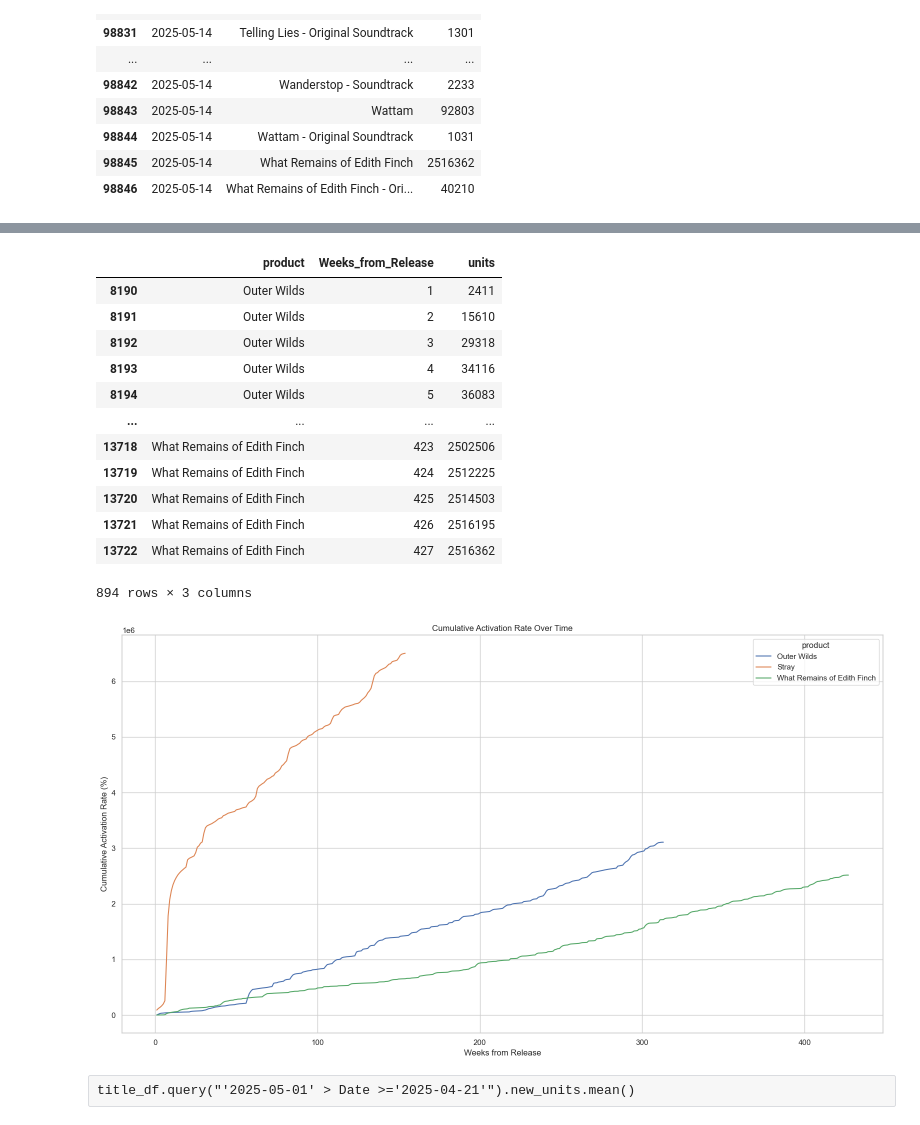
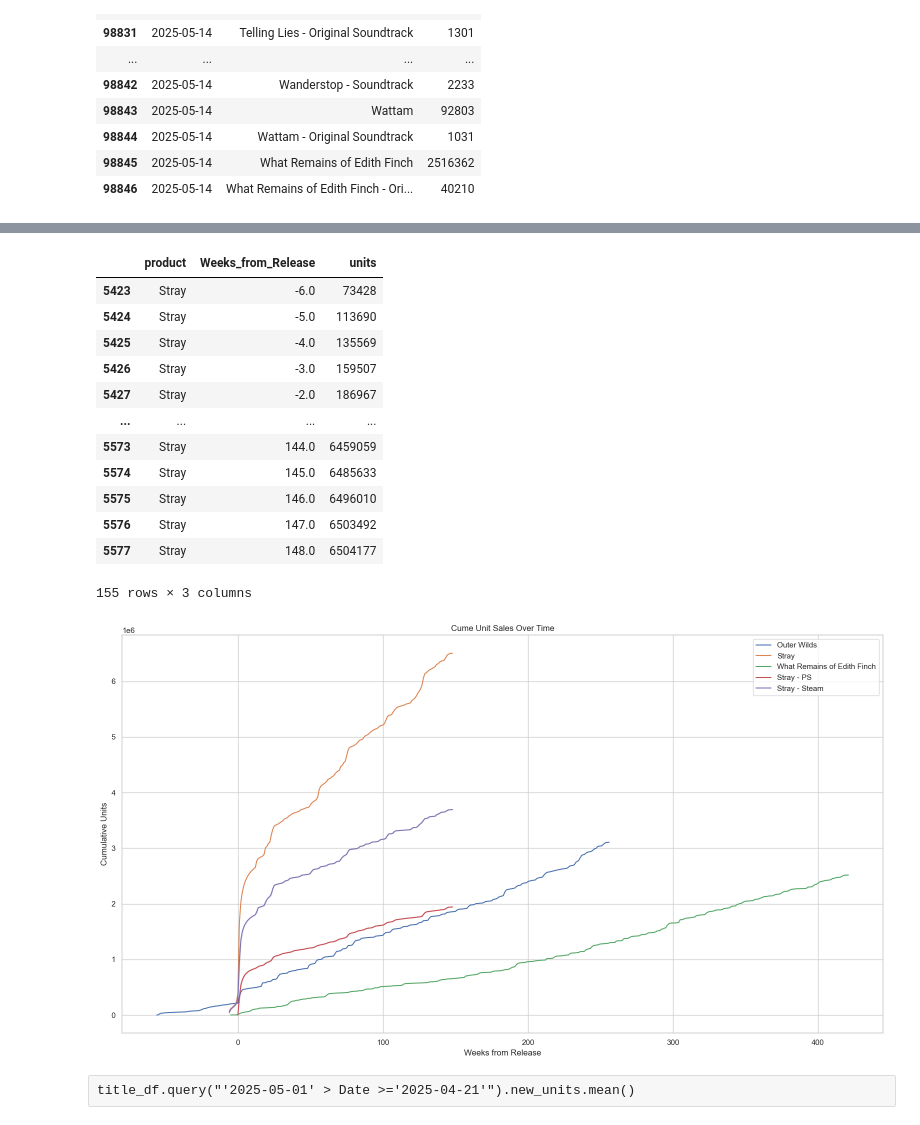
Before and after one commit to dougsack/IndieBI-Sales-EDA, a Jupyter notebook: Comparison to Past Titles.ipynb, the cells around one changed output, grey strips where cells are left out. Cells and saved outputs as stored; diff of their text form; code cells hidden in the pictures.

```diff
--- a/Comparison to Past Titles.ipynb
+++ b/Comparison to Past Titles.ipynb
@@ -109,41 +116,54 @@ title_df = df.query("product==@title")
+# %%
+stray_custom['release_date'] = '7/19/2022'
+stray_custom['release_date'] = pd.to_datetime(stray_custom['release_date'])
+# %%
+stray_custom["DAR"] = (stray_custom["Date"] - stray_custom["release_date"]).dt.days
+stray_custom["Weeks_from_Release"] = (stray_custom["DAR"] // 7) + 1  # Week 1 starts at 0-7 days
+# %%
+stray_custom = stray_custom[['Weeks_from_Release', 'PlayStation', 'Steam']]
+# %%
+stray_custom['PlayStation'] = stray_custom['PlayStation'].cumsum()
+stray_custom['Steam'] = stray_custom['Steam'].cumsum()
 # %%
-title_df
+title_df.query("product=='Stray'")
 # %% [output]
 |  | product | Weeks_from_Release | units |
-| 8190 | Outer Wilds | 1 | 2411 |
-| 8191 | Outer Wilds | 2 | 15610 |
-| 8192 | Outer Wilds | 3 | 29318 |
-| 8193 | Outer Wilds | 4 | 34116 |
-| 8194 | Outer Wilds | 5 | 36083 |
+| 5423 | Stray | -6.0 | 73428 |
+| 5424 | Stray | -5.0 | 113690 |
+| 5425 | Stray | -4.0 | 135569 |
+| 5426 | Stray | -3.0 | 159507 |
+| 5427 | Stray | -2.0 | 186967 |
 | ... | ... | ... | ... |
-| 13718 | What Remains of Edith Finch | 423 | 2502506 |
-| 13719 | What Remains of Edith Finch | 424 | 2512225 |
-| 13720 | What Remains of Edith Finch | 425 | 2514503 |
-| 13721 | What Remains of Edith Finch | 426 | 2516195 |
-| 13722 | What Remains of Edith Finch | 427 | 2516362 |
+| 5573 | Stray | 144.0 | 6459059 |
+| 5574 | Stray | 145.0 | 6485633 |
+| 5575 | Stray | 146.0 | 6496010 |
+| 5576 | Stray | 147.0 | 6503492 |
+| 5577 | Stray | 148.0 | 6504177 |
-894 rows × 3 columns
+155 rows × 3 columns
 # %%
 import seaborn as sns
 import matplotlib.pyplot as plt
 
 # Set Seaborn style for aesthetics
 sns.set_theme(style="whitegrid")
 
 # Plot the data
 plt.figure(figsize=(16, 9))
 sns.lineplot(data=title_df, x="Weeks_from_Release", y="units", hue='product')
+sns.lineplot(data=stray_custom, x="Weeks_from_Release", y="PlayStation", label='Stray - PS')
+sns.lineplot(data=stray_custom, x="Weeks_from_Release", y="Steam", label='Stray - Steam')
 
 
 # Adding titles and labels
-plt.title("Cumulative Activation Rate Over Time")
+plt.title("Cume Unit Sales Over Time")
 plt.xlabel("Weeks from Release")
-plt.ylabel("Cumulative Activation Rate (%)")
+plt.ylabel("Cumulative Units")
 
 # Show the plot
 plt.tight_layout()
 plt.show()
 # %% [output]
-[figure, old version]
+[figure, new version]
 # %%
 title_df['new_units'] = title_df['units'].diff()
 # %% [raw]
```
Also changed, not shown: parts of 15 cells of this notebook, 2 other files.
